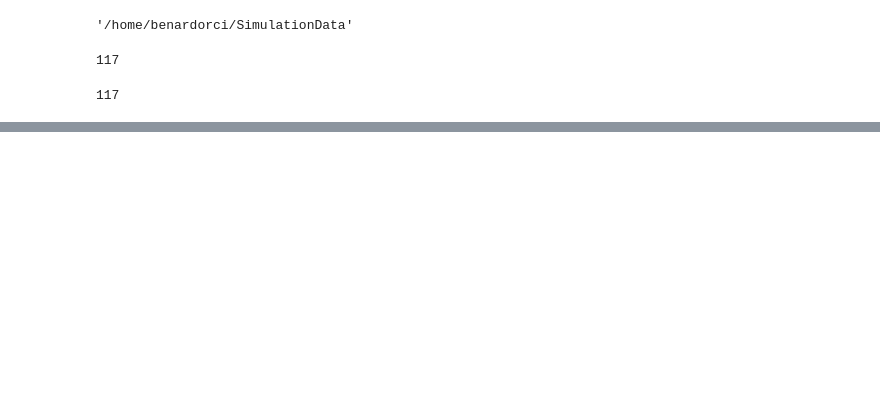
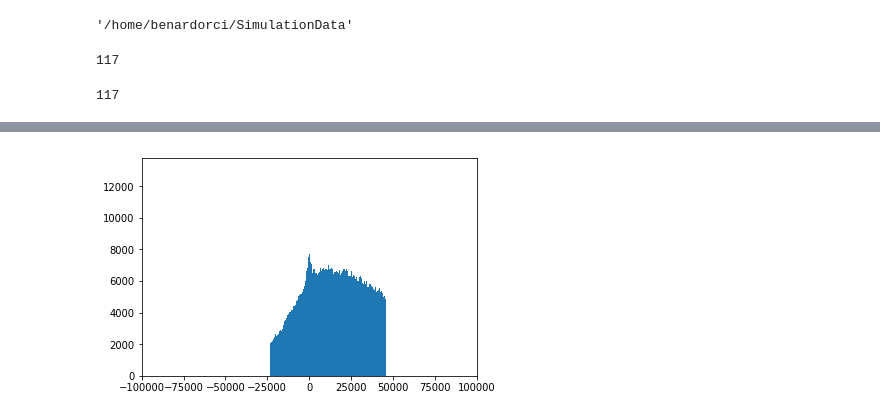
Before and after one commit to Benard117/AnacondaProjects, a Jupyter notebook: Redshift and Angle Histograms/Multiple Halos, Redshift-Velocity Histograms.ipynb, the cells around one changed output, grey strips where cells are left out. Saved outputs shown, nothing was run; the diff lists cells and outputs as text; code cells hidden in the pictures; blank space fills up the shorter version.

```diff
--- a/Redshift and Angle Histograms/Multiple Halos, Redshift-Velocity Histograms.ipynb
+++ b/Redshift and Angle Histograms/Multiple Halos, Redshift-Velocity Histograms.ipynb
@@ -17,7 +17,7 @@ os.getcwd()
 '/home/benardorci/SimulationData'
 # %%
 Halos = np.load("/home/benardorci/SimulationData/halos.npy")
-DMP = np.load("/home/benardorci/SimulationData/dm_cat_ds_10000.npy")
+DMP = np.load("/home/benardorci/SimulationData/dm_cat_ds_1000.npy")
 CheckingEverythingIsAlright = 117
 # %%
 # MassBins, where:
@@ -53,8 +53,8 @@ MassBin6 = np.array(MassBin6)
 DMP = np.array(DMP)
 DMPCopy = DMP.copy()
 
-Radius = 100
-HalfHeight = 500
+Radius = 120
+HalfHeight = 0
 
 DMP[:,1] = DMP[:,1] + Radius
 DMP[:,2] = DMP[:,2] + Radius
@@ -134,6 +134,9 @@ for m, x, y, z, Vx, Vy, Vz in zip(DMPCopy[:,0], DMPCopy[:,1], DMPCopy[:,2], DMPC
 
     elif z > 1050-HalfHeight :
         NewDMPBoxShell.append([m, x+Radius, y+Radius, z-1050+HalfHeight, Vx, Vy, Vz]) #CARA
+
+    else :
+        continue
 # %%
 print(CheckingEverythingIsAlright)
 # %% [output]
@@ -227,5 +246,5 @@ plt.show()
 # %%
-FinalVelocitys = const.c.value*(Cylinder[:,0]-0.3)/(1.3)
+FinalVelocitys = const.c.value*(Cylinder[:,0]-0.3)/(1.3*1000) # the 1000 is used to normalize.
 V = []
 
 for x in FinalVelocitys :
@@ -237,7 +258,9 @@ plt.show()
 # %%
-plt.hist(FinalVelocitys, bins=500)
-plt.xlim(16000000, 24000000)
+plt.hist(FinalVelocitys, bins=2000)
+plt.xlim(-100000, 100000)
 plt.show()
+# %% [output]
+[figure, added]
 # %%
 plt.hist(FinalVelocitys, bins=100)
 plt.show()
```
Also changed, not shown: parts of 13 cells of this notebook, 1 other file.
